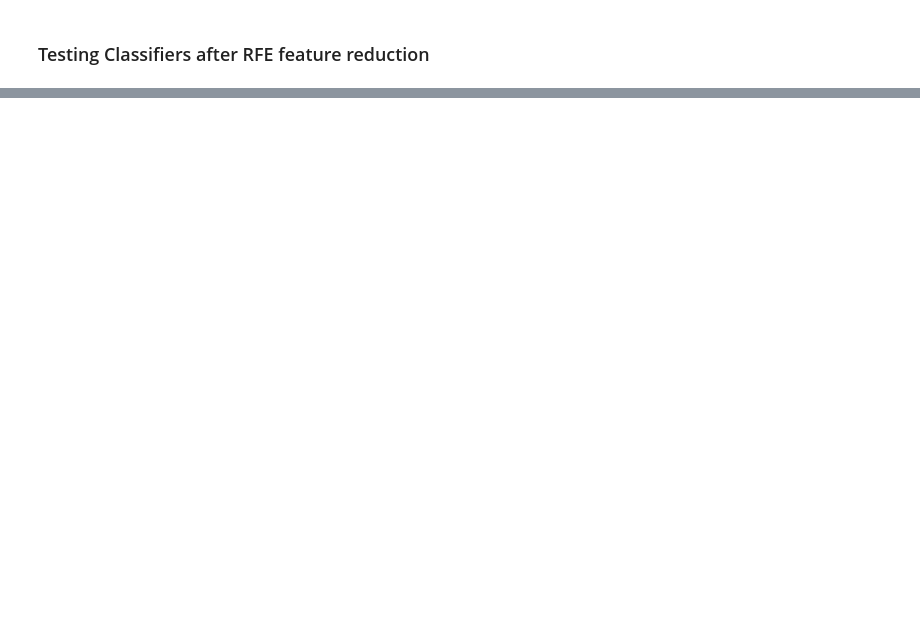
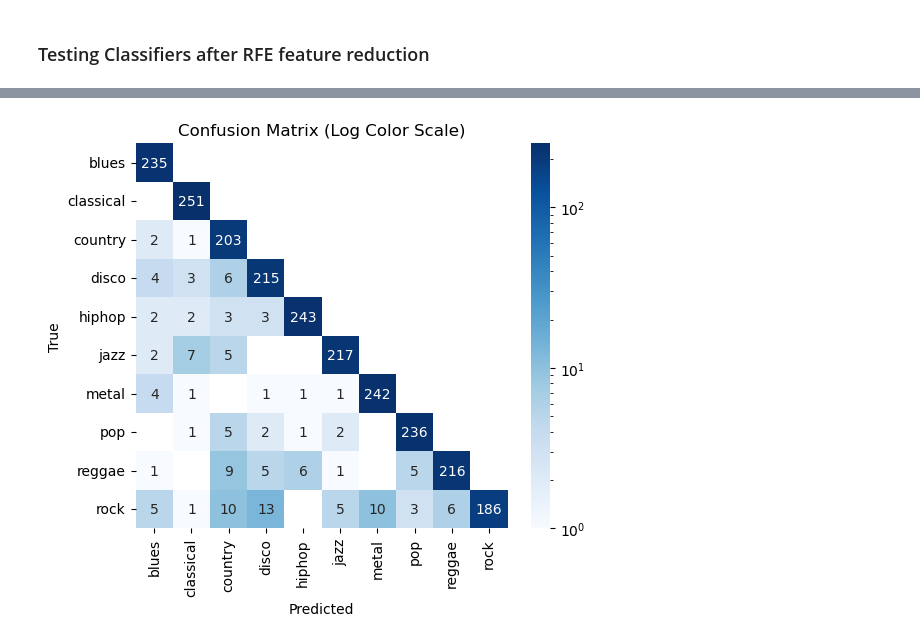
Before and after one commit to MicheleMeazzini/Songs-Genre-Classifier, a Jupyter notebook: notebooks/project.ipynb, the cells around one changed output, grey strips where cells are left out. Cells and saved outputs as stored; diff of their text form; code cells hidden in the pictures; blank space fills up the shorter version.

```diff
--- a/notebooks/project.ipynb
+++ b/notebooks/project.ipynb
@@ -683,0 +644,12 @@ plt.show()
+# %%
+cm = confusion_matrix(y_test, y_pred)
+cm_lower = np.tril(cm)
+plt.figure(figsize=(6, 5))
+sns.heatmap(cm_lower, annot=True, fmt="d", cmap="Blues", norm=LogNorm(),
+            xticklabels=np.unique(y_test), yticklabels=np.unique(y_test))
+plt.xlabel("Predicted")
+plt.ylabel("True")
+plt.title("Confusion Matrix (Log Color Scale)")
+plt.show()
+# %% [output]
+[figure, added]
```
Also changed, not shown: parts of 29 cells of this notebook.
